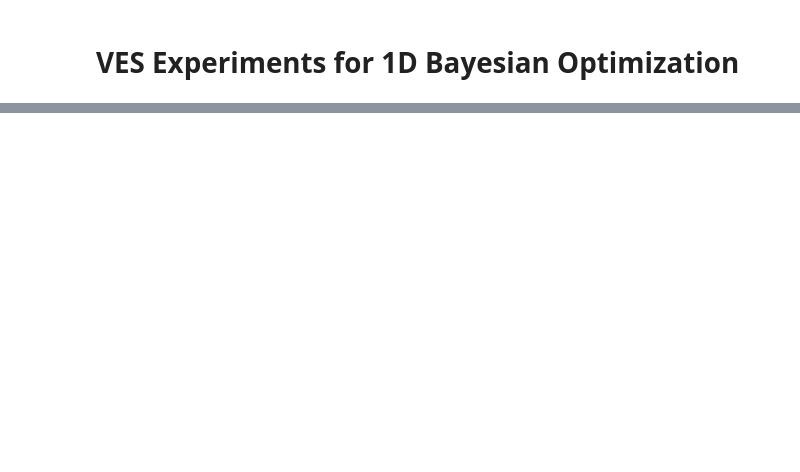
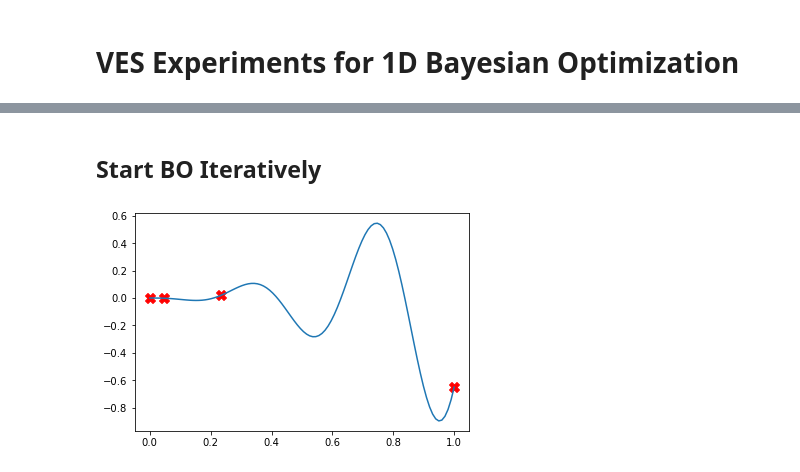
Before and after one commit to NUOJIN/variational-entropy-search, a Jupyter notebook: BO-1D.ipynb, the cells around one changed output, grey strips where cells are left out. Cells and saved outputs as stored; diff of their text form; code cells hidden in the pictures; blank space fills up the shorter version.

```diff
--- a/BO-1D.ipynb
+++ b/BO-1D.ipynb
@@ -44,0 +135,22 @@ plt.show()
+# %% [markdown]
+## Start BO Iteratively
+# %%
+from tqdm import tqdm
+from botorch.acquisition import ExpectedImprovement
+from botorch.acquisition.max_value_entropy_search import qMaxValueEntropy
+from botorch.optim import optimize_acqf
+# Iterative optimization
+num_iter = 20
+train_X_st = torch.rand(4, 1, dtype=torch.double)
+train_X_st[0, 0] = 0.0
+train_X_st[3, 0] = 1.0 # Make sure the boundary is observed
+train_Y_st = f(train_X_st)
+train_X, train_Y = train_X_st, train_Y_st
+
+# plot function f
+tx = torch.linspace(0,1,100)
+plt.plot(tx.squeeze().numpy(),f(tx).squeeze().numpy())
+plt.scatter(train_X.numpy(),train_Y.numpy(),c='r',s=100,marker='X')
+plt.show()
+# %% [output]
+[figure, added]
```
Also changed, not shown: parts of 12 cells of this notebook.
